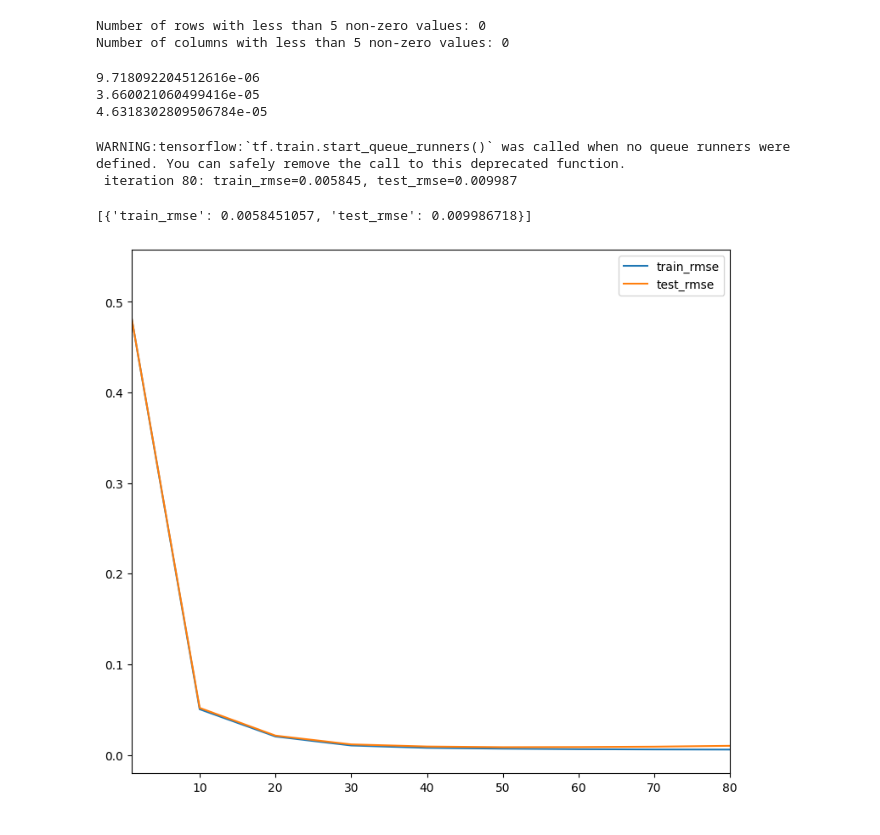
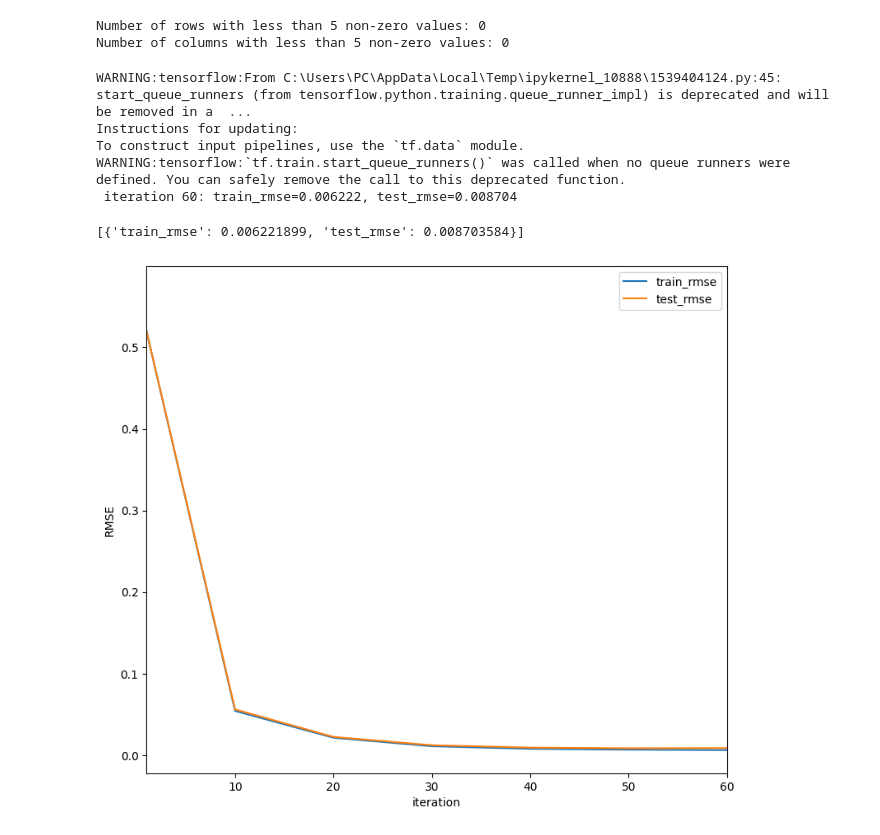
Before and after one commit to anhnh2003/MLProductRecommendation, a Jupyter notebook: src/RecommendationEngine.ipynb, the cells around one changed output. Drawn from its saved outputs; the diff is of its cells as text; code cells hidden in the pictures.

```diff
--- a/src/RecommendationEngine.ipynb
+++ b/src/RecommendationEngine.ipynb
@@ -176,6 +176,15 @@ Number of rows with less than 5 non-zero values: 0
 Number of columns with less than 5 non-zero values: 0
 # %%
 def split_matrix(matrix, test_ratio=0.2):
+    '''
+    Split a matrix into training and test sets.
+    Args:
+        matrix: a 2D numpy array
+        test_ratio: ratio of test set to whole dataset
+    Returns:
+        train: training set
+        test: test set
+    '''
     num_rows, num_cols = matrix.shape
     train = np.zeros((num_rows, num_cols))
     test = np.zeros((num_rows, num_cols))
@@ -324,6 +333,8 @@ class CFModel(object):
           for k, v in metric_vals.items():
             ax.plot(iterations, v, label=k)
           ax.set_xlim([1, num_iterations])
+          ax.set_xlabel('iteration')
+          ax.set_ylabel("RMSE")
           ax.legend()
       return results
 # %%
@@ -400,13 +411,3 @@ def build_regularized_model(
   embeddings = {"user_id": U, "item_id": V}
 
   return CFModel(embeddings, total_loss, [losses,loss_components])
-# %%
-from sklearn.metrics import mean_squared_error
-train_matrix, test_matrix = split_matrix(user_item_matrix_copy.values)
-print(mean_squared_error(train_matrix, user_item_matrix_copy.values))
-print(mean_squared_error(test_matrix, user_item_matrix_copy.values))
-print(mean_squared_error(train_matrix, test_matrix))
-# %% [output]
-9.718092204512616e-06
-3.660021060499416e-05
-4.6318302809506784e-05
@@ -413,9 +416,13 @@ print(mean_squared_error(train_matrix, test_matrix))
 # %%
-model = build_model(train_matrix,test_matrix, embedding_dim=35, init_stddev=0.3)
-model.train(num_iterations=80, learning_rate=0.2)
+#build a MF model without bias terms
+model = build_model(train_matrix,test_matrix, embedding_dim=40, init_stddev=0.3)
+model.train(num_iterations=60, learning_rate=0.2)
 # %% [output]
+WARNING:tensorflow:From C:\Users\PC\AppData\Local\Temp\ipykernel_10888\1539404124.py:45: start_queue_runners (from tensorflow.python.training.queue_runner_impl) is deprecated and will be removed in a  ...
+Instructions for updating:
+To construct input pipelines, use the `tf.data` module.
 WARNING:tensorflow:`tf.train.start_queue_runners()` was called when no queue runners were defined. You can safely remove the call to this deprecated function.
- iteration 80: train_rmse=0.005845, test_rmse=0.009987
+ iteration 60: train_rmse=0.006222, test_rmse=0.008704
-[{'train_rmse': 0.0058451057, 'test_rmse': 0.009986718}]
+[{'train_rmse': 0.006221899, 'test_rmse': 0.008703584}]
-[figure, old version]
+[figure, new version]
 # %%
```
Also changed, not shown: parts of 4 cells of this notebook, 1 other file.
